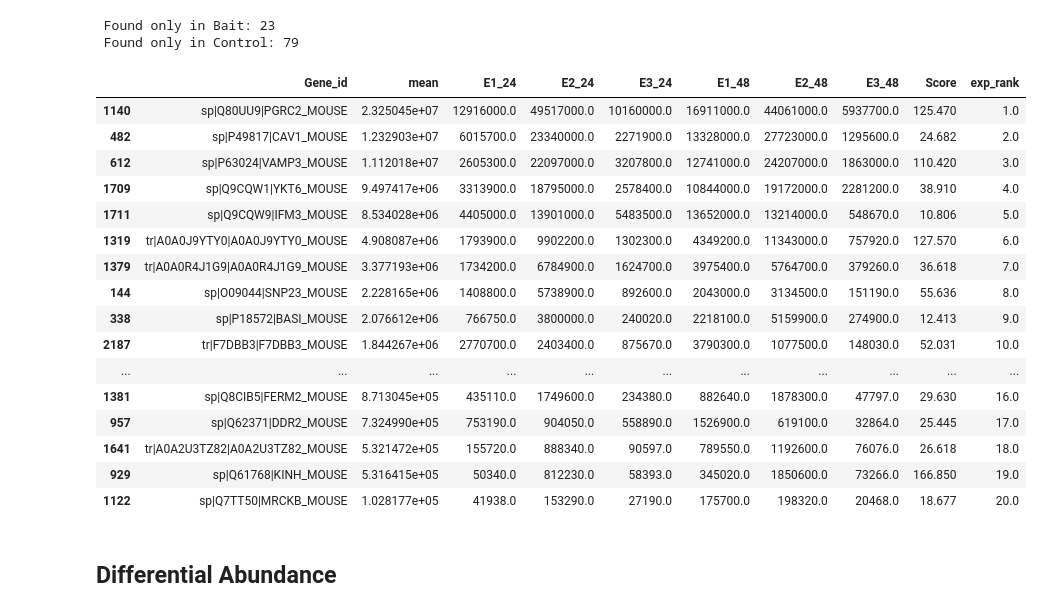
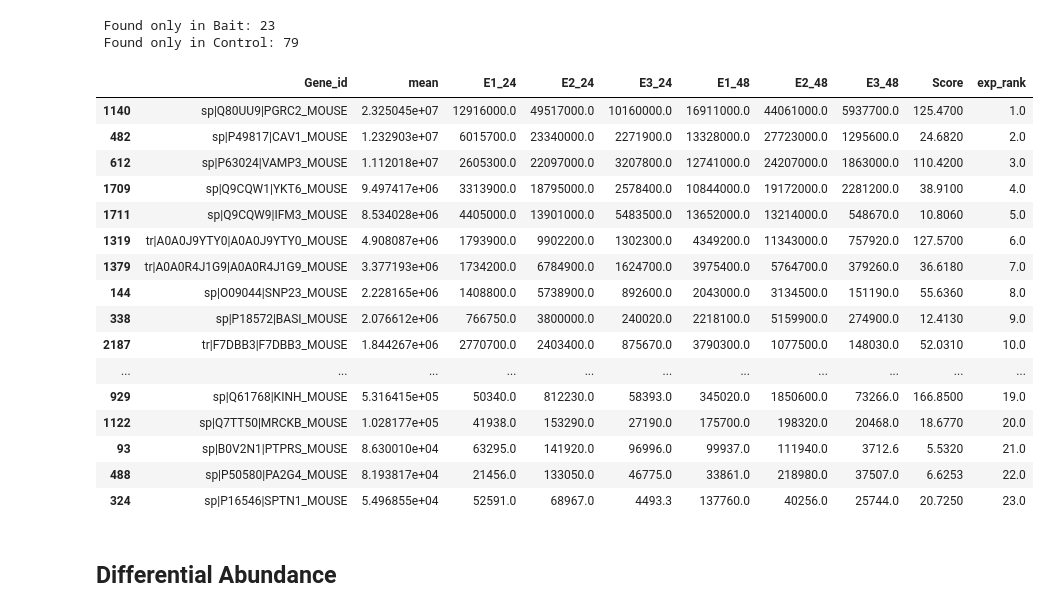
Before and after one commit to mtinti/BACE1_pulldown, a Jupyter notebook: analysis_def.ipynb, the cells around one changed output. Cells and saved outputs as stored; diff of their text form; code cells hidden in the pictures.

```diff
--- a/analysis_def.ipynb
+++ b/analysis_def.ipynb
@@ -180,32 +185,32 @@ print(' Found only in Bait:',only_bait.shape[0],'\n',
 # %%
 #selection[['Bait_1','Bait_2','Bait_3']] = selection[['Bait_1','Bait_2','Bait_3']].replace(0,np.nan)
 #selection[['Bait_1','Bait_2','Bait_3']] = selection[['Bait_1','Bait_2','Bait_3']]/selection[['Bait_1','Bait_2','Bait_3']].median()
 only_bait['mean']=selection[bait_cols].replace(0,np.nan).mean(axis=1)
 to_look = only_bait.sort_values('mean', ascending=False).index.values
 temp = df.loc[to_look]
 temp=temp.join(selection[bait_cols])
 temp['mean']=temp[bait_cols].replace(0,np.nan).mean(axis=1,skipna=True)
 temp['exp_rank']=temp['mean'].rank(ascending=False)
 
-temp[['Gene_id','mean']+bait_cols+['Score','exp_rank']].head(20)
+temp[['Gene_id','mean']+bait_cols+['Score','exp_rank']].head(25)
 # %% [output]
 |  | Gene_id | mean | E1_24 | E2_24 | E3_24 | E1_48 | E2_48 | E3_48 | Score | exp_rank |
-| 1140 | sp|Q80UU9|PGRC2_MOUSE | 2.325045e+07 | 12916000.0 | 49517000.0 | 10160000.0 | 16911000.0 | 44061000.0 | 5937700.0 | 125.470 | 1.0 |
-| 482 | sp|P49817|CAV1_MOUSE | 1.232903e+07 | 6015700.0 | 23340000.0 | 2271900.0 | 13328000.0 | 27723000.0 | 1295600.0 | 24.682 | 2.0 |
-| 612 | sp|P63024|VAMP3_MOUSE | 1.112018e+07 | 2605300.0 | 22097000.0 | 3207800.0 | 12741000.0 | 24207000.0 | 1863000.0 | 110.420 | 3.0 |
-| 1709 | sp|Q9CQW1|YKT6_MOUSE | 9.497417e+06 | 3313900.0 | 18795000.0 | 2578400.0 | 10844000.0 | 19172000.0 | 2281200.0 | 38.910 | 4.0 |
-| 1711 | sp|Q9CQW9|IFM3_MOUSE | 8.534028e+06 | 4405000.0 | 13901000.0 | 5483500.0 | 13652000.0 | 13214000.0 | 548670.0 | 10.806 | 5.0 |
-| 1319 | tr|A0A0J9YTY0|A0A0J9YTY0_MOUSE | 4.908087e+06 | 1793900.0 | 9902200.0 | 1302300.0 | 4349200.0 | 11343000.0 | 757920.0 | 127.570 | 6.0 |
-| 1379 | tr|A0A0R4J1G9|A0A0R4J1G9_MOUSE | 3.377193e+06 | 1734200.0 | 6784900.0 | 1624700.0 | 3975400.0 | 5764700.0 | 379260.0 | 36.618 | 7.0 |
-| 144 | sp|O09044|SNP23_MOUSE | 2.228165e+06 | 1408800.0 | 5738900.0 | 892600.0 | 2043000.0 | 3134500.0 | 151190.0 | 55.636 | 8.0 |
-| 338 | sp|P18572|BASI_MOUSE | 2.076612e+06 | 766750.0 | 3800000.0 | 240020.0 | 2218100.0 | 5159900.0 | 274900.0 | 12.413 | 9.0 |
-| 2187 | tr|F7DBB3|F7DBB3_MOUSE | 1.844267e+06 | 2770700.0 | 2403400.0 | 875670.0 | 3790300.0 | 1077500.0 | 148030.0 | 52.031 | 10.0 |
+| 1140 | sp|Q80UU9|PGRC2_MOUSE | 2.325045e+07 | 12916000.0 | 49517000.0 | 10160000.0 | 16911000.0 | 44061000.0 | 5937700.0 | 125.4700 | 1.0 |
+| 482 | sp|P49817|CAV1_MOUSE | 1.232903e+07 | 6015700.0 | 23340000.0 | 2271900.0 | 13328000.0 | 27723000.0 | 1295600.0 | 24.6820 | 2.0 |
+| 612 | sp|P63024|VAMP3_MOUSE | 1.112018e+07 | 2605300.0 | 22097000.0 | 3207800.0 | 12741000.0 | 24207000.0 | 1863000.0 | 110.4200 | 3.0 |
+| 1709 | sp|Q9CQW1|YKT6_MOUSE | 9.497417e+06 | 3313900.0 | 18795000.0 | 2578400.0 | 10844000.0 | 19172000.0 | 2281200.0 | 38.9100 | 4.0 |
+| 1711 | sp|Q9CQW9|IFM3_MOUSE | 8.534028e+06 | 4405000.0 | 13901000.0 | 5483500.0 | 13652000.0 | 13214000.0 | 548670.0 | 10.8060 | 5.0 |
+| 1319 | tr|A0A0J9YTY0|A0A0J9YTY0_MOUSE | 4.908087e+06 | 1793900.0 | 9902200.0 | 1302300.0 | 4349200.0 | 11343000.0 | 757920.0 | 127.5700 | 6.0 |
+| 1379 | tr|A0A0R4J1G9|A0A0R4J1G9_MOUSE | 3.377193e+06 | 1734200.0 | 6784900.0 | 1624700.0 | 3975400.0 | 5764700.0 | 379260.0 | 36.6180 | 7.0 |
+| 144 | sp|O09044|SNP23_MOUSE | 2.228165e+06 | 1408800.0 | 5738900.0 | 892600.0 | 2043000.0 | 3134500.0 | 151190.0 | 55.6360 | 8.0 |
+| 338 | sp|P18572|BASI_MOUSE | 2.076612e+06 | 766750.0 | 3800000.0 | 240020.0 | 2218100.0 | 5159900.0 | 274900.0 | 12.4130 | 9.0 |
+| 2187 | tr|F7DBB3|F7DBB3_MOUSE | 1.844267e+06 | 2770700.0 | 2403400.0 | 875670.0 | 3790300.0 | 1077500.0 | 148030.0 | 52.0310 | 10.0 |
 | ... | ... | ... | ... | ... | ... | ... | ... | ... | ... | ... |
-| 1381 | sp|Q8CIB5|FERM2_MOUSE | 8.713045e+05 | 435110.0 | 1749600.0 | 234380.0 | 882640.0 | 1878300.0 | 47797.0 | 29.630 | 16.0 |
-| 957 | sp|Q62371|DDR2_MOUSE | 7.324990e+05 | 753190.0 | 904050.0 | 558890.0 | 1526900.0 | 619100.0 | 32864.0 | 25.445 | 17.0 |
-| 1641 | tr|A0A2U3TZ82|A0A2U3TZ82_MOUSE | 5.321472e+05 | 155720.0 | 888340.0 | 90597.0 | 789550.0 | 1192600.0 | 76076.0 | 26.618 | 18.0 |
-| 929 | sp|Q61768|KINH_MOUSE | 5.316415e+05 | 50340.0 | 812230.0 | 58393.0 | 345020.0 | 1850600.0 | 73266.0 | 166.850 | 19.0 |
-| 1122 | sp|Q7TT50|MRCKB_MOUSE | 1.028177e+05 | 41938.0 | 153290.0 | 27190.0 | 175700.0 | 198320.0 | 20468.0 | 18.677 | 20.0 |
+| 929 | sp|Q61768|KINH_MOUSE | 5.316415e+05 | 50340.0 | 812230.0 | 58393.0 | 345020.0 | 1850600.0 | 73266.0 | 166.8500 | 19.0 |
+| 1122 | sp|Q7TT50|MRCKB_MOUSE | 1.028177e+05 | 41938.0 | 153290.0 | 27190.0 | 175700.0 | 198320.0 | 20468.0 | 18.6770 | 20.0 |
+| 93 | sp|B0V2N1|PTPRS_MOUSE | 8.630010e+04 | 63295.0 | 141920.0 | 96996.0 | 99937.0 | 111940.0 | 3712.6 | 5.5320 | 21.0 |
+| 488 | sp|P50580|PA2G4_MOUSE | 8.193817e+04 | 21456.0 | 133050.0 | 46775.0 | 33861.0 | 218980.0 | 37507.0 | 6.6253 | 22.0 |
+| 324 | sp|P16546|SPTN1_MOUSE | 5.496855e+04 | 52591.0 | 68967.0 | 4493.3 | 137760.0 | 40256.0 | 25744.0 | 20.7250 | 23.0 |
 # %%
 temp.to_csv('only_bait.csv')
 # %%
```
Also changed, not shown: parts of 14 cells of this notebook, 9 other files.
